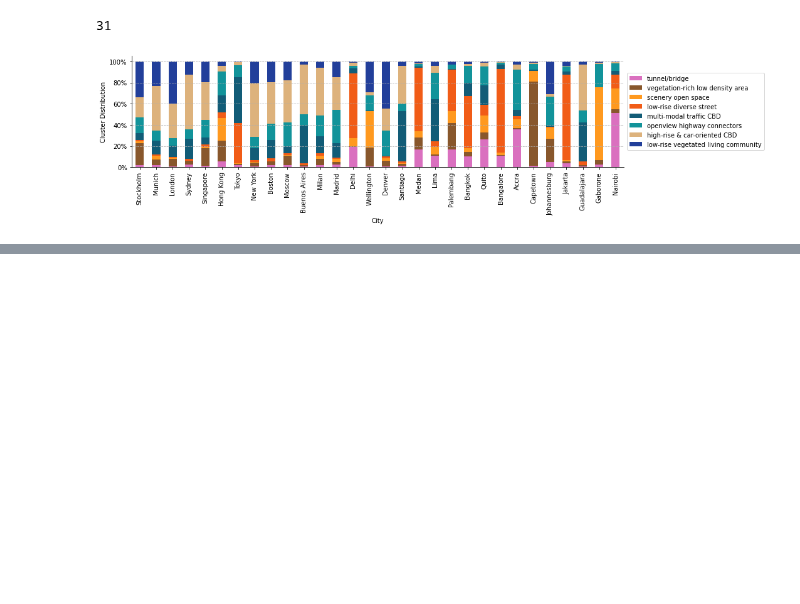
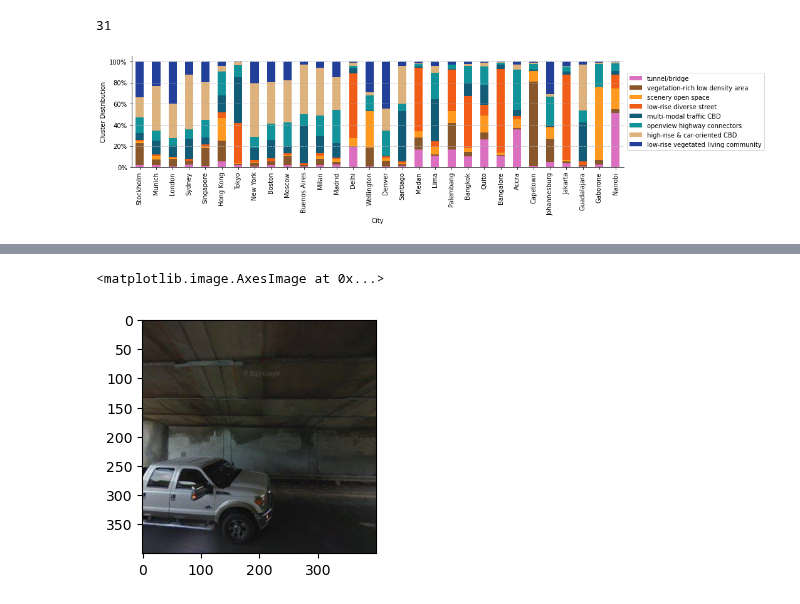
Before and after one commit to brookefzy/uvi-time-machine, a Jupyter notebook: _script/d-experiment/11_viz.ipynb, the cells around one changed output, grey strips where cells are left out. Drawn from its saved outputs; the diff is of its cells as text; code cells hidden in the pictures; blank space fills up the shorter version.

```diff
--- a/_script/d-experiment/11_viz.ipynb
+++ b/_script/d-experiment/11_viz.ipynb
@@ -235,0 +474,4 @@ plt.savefig(
+# %%
+test_img = 'l4LhrAxqHZH7xOEo_FXlXg_90'
+path = gsv_df[gsv_df['img']==test_img]['path'].values[0]
+path
@@ -235,0 +489,9 @@ plt.savefig(
+# %%
+# show this image
+from PIL import Image
+import matplotlib.pyplot as plt
+img = Image.open(path)
+plt.imshow(img)
+# %% [output]
+<matplotlib.image.AxesImage at 0x...>
+[figure, added]
```
Also changed, not shown: parts of 17 cells of this notebook, 19 other files.
